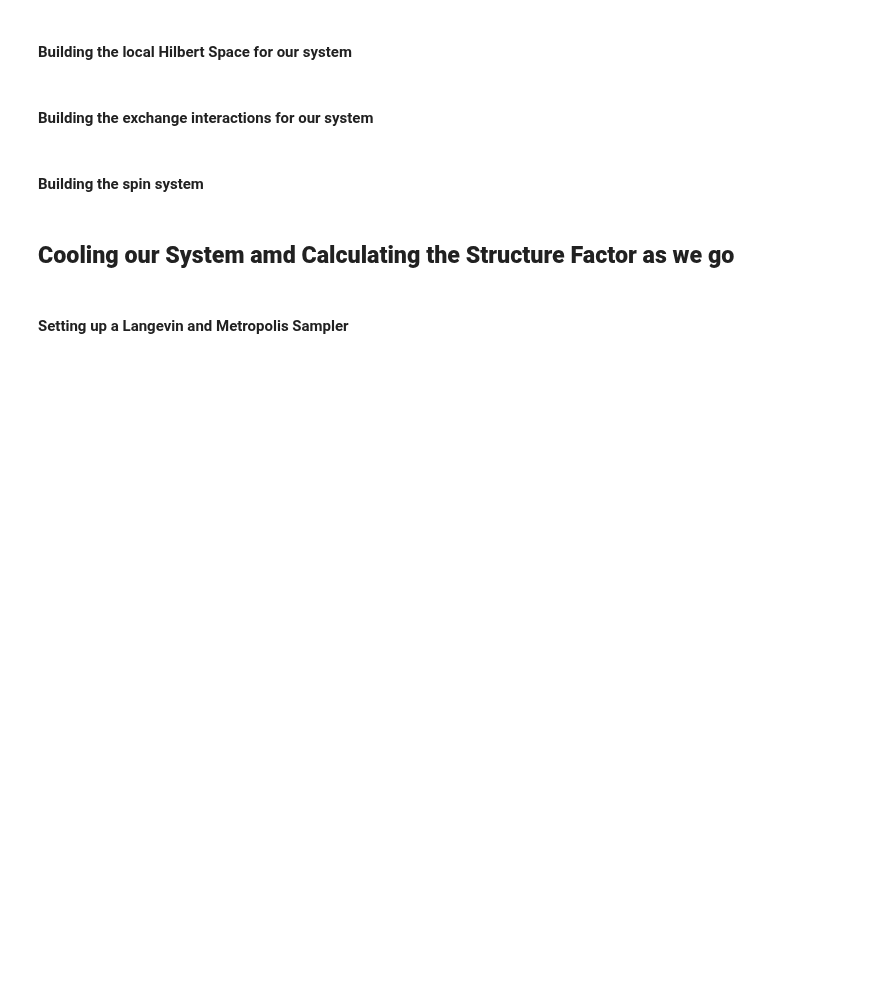
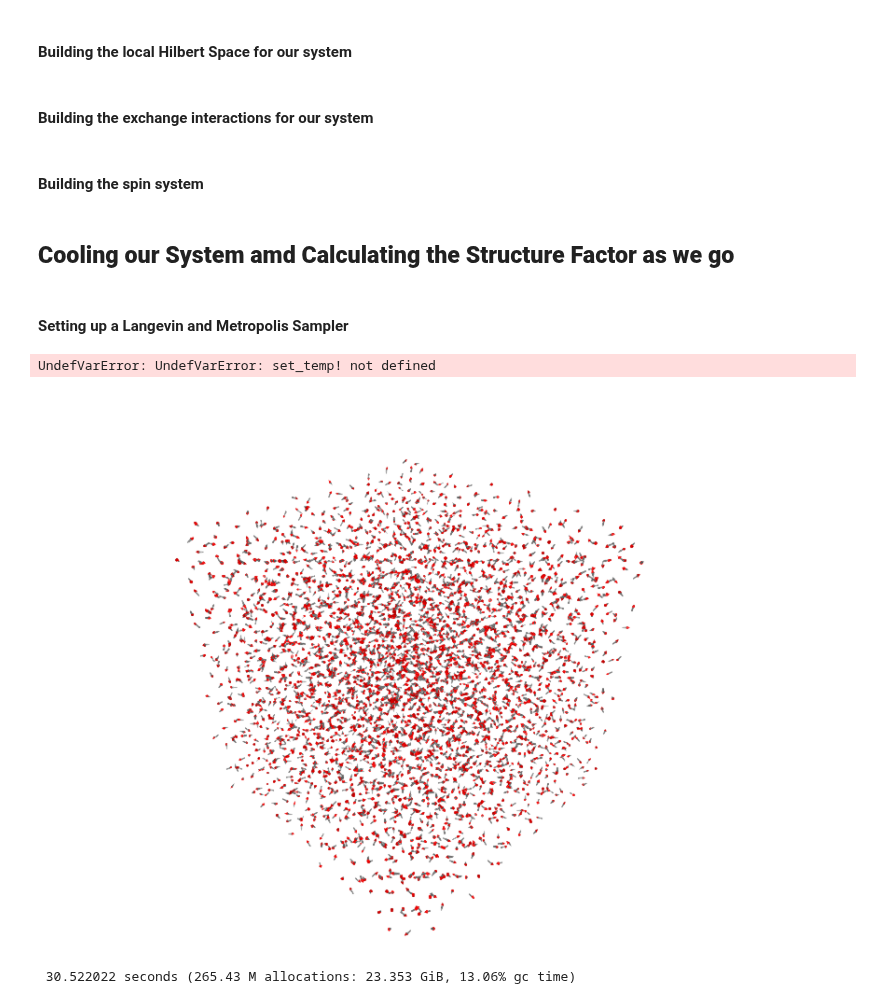
Before and after one commit to SunnySuite/SunnyTutorials, a Jupyter notebook: tutorials/MgCr2O4/MgCr2O4_tutorial.ipynb, the cells around one changed output. Drawn from its saved outputs; the diff is of its cells as text; code cells hidden in the pictures; blank space fills up the shorter version.

```diff
--- a/tutorials/MgCr2O4/MgCr2O4_tutorial.ipynb
+++ b/tutorials/MgCr2O4/MgCr2O4_tutorial.ipynb
@@ -287,14 +286,14 @@ lhs_B   = [SiteInfo(1; N=0, g=2.0, spin_rescaling=3/2)];
 # === Define Values of Exchange Interactions ===
 val_J1      = 3.27; # value of J1 in meV from Bai's PRL paper
 val_J_pyro  = [1.00,0.000,0.000,0.000]*val_J1; # pure nearest neighbor pyrochlore
-val_J_mgcro = [1.00,0.080,0.100,0.050]*val_J1; # further neighbor pyrochlore relevant for MgCr2O4
+val_J_mgcro = [1.00,0.0815,0.1050,0.0085]*val_J1; # further neighbor pyrochlore relevant for MgCr2O4
 
 # === Build list of exchange interactions for our system ===
 exint_pyro  = [heisenberg(val_J_pyro[1],  Bond(1, 3, [0, 0, 0]),"J1")];
 exint_mgcro = [heisenberg(val_J_mgcro[1], Bond(1, 2, [0, 0, 0]),"J1"),
                heisenberg(val_J_mgcro[2], Bond(1, 7, [0, 0, 0]),"J2"),
-               heisenberg(val_J_mgcro[3], Bond(1, 3, [0, 0, 0]),"J3a"),   # Watch out for which is J3a see above plots
-               heisenberg(val_J_mgcro[4], Bond(1, 3, [0, 1, 0]),"J3b")];   # Watch out for which is J3b see above plots
+               heisenberg(val_J_mgcro[3], Bond(1, 3, [0, 1, 0]),"J3a"),   # Watch out for which is J3a see above plots
+               heisenberg(val_J_mgcro[4], Bond(1, 3, [0, 0, 0]),"J3b")];   # Watch out for which is J3b see above plots
 # %% [markdown]
 #### Building the spin system ####
 # %%
@@ -303,13 +302,11 @@ scd  = (6,6,6); #Super Cell Dimension Let's go small for now
 
 ## === Construct the Spin Systems ===
 sys_pyro  = SpinSystem(xtal_pyro, exint_pyro, scd, lhs_B);
-sys_mgcro = SpinSystem(xtal_mgcro, exint_pyro, scd, lhs_Cr);
+sys_mgcro = SpinSystem(xtal_mgcro, exint_mgcro, scd, lhs_Cr);
 
-## === Randomize the Spins and Plot ===
+## === Randomize the Spins ===
 rand!(sys_pyro);
 rand!(sys_mgcro);
-
-plot_spins(sys_pyro,arrowlength=0.5, linewidth=0.2, arrowsize=0.5);
 # %% [markdown]
 ## **Cooling our System amd Calculating the Structure Factor as we go** ##
 # %% [markdown]
@@ -325,28 +322,35 @@ sam_LA_mgcro = LangevinSampler(sys_pyro, kT, α, Δt, nLA);
 # %%
 ## === Thermalize System to the temperature said below===
-kT     = 0.1; # Target temperature in meV
-nTherm = 1000; # Number of times the Sampler will run, here nLA*nTherm
+kT     = 3.0; # Target temperature in meV
+nTherm = 10000; # Number of times the Sampler will run, here nLA*nTherm
 set_temp!(sam_LA_pyro,kT);
 set_temp!(sam_LA_mgcro,kT);
 thermalize!(sam_LA_pyro,nTherm);
-thermalize!(sam_LA_pyro,nTherm);
+thermalize!(sam_LA_mgcro,nTherm);
+# %% [output]
+UndefVarError: UndefVarError: set_temp! not defined
 # %%
-plot_spins(sys_pyro,arrowlength=0.5, linewidth=0.2, arrowsize=0.5)
-#plot_spins(sys_mgcro,arrowlength=0.5, linewidth=0.2, arrowsize=0.5)
+## === Plot the resulting spin system ===
+#plot_spins(sys_pyro,arrowlength=0.5, linewidth=0.2, arrowsize=0.5)
+plot_spins(sys_mgcro,arrowlength=0.5, linewidth=0.2, arrowsize=0.5)
+# %% [output]
+[figure, added]
 # %%
 #  === Calculate SQ ===
-nsam        = 10; # Number of samples that are averaged over
+nsam        = 20; # Number of samples that are averaged over
 decor_ratio = 10; # Number of time the Sampler is called to decorelate samples between sampling
 bz_size     = (8,8,8); # Size of the resulting extended Brillouin zone after FFT
-#@time begin
+@time begin
     sq_pyro  = StructureFactor(sys_pyro; bz_size=bz_size, dipole_factor=true)
     sq_mgcro = StructureFactor(sys_mgcro; bz_size=bz_size, dipole_factor=true)
-    #prog     = Progress(nsam ; dt=1.00, desc="Sampling: ", color=:green)
+    prog     = Progress(nsam ; dt=1.00, desc="Sampling: ", color=:green)
     for j in 1:nsam
         thermalize!(sam_LA_pyro,decor_ratio);
         thermalize!(sam_LA_mgcro,decor_ratio);
         Sunny.update!(sq_pyro,sys_pyro)
         Sunny.update!(sq_mgcro,sys_mgcro);
-        #next!(prog);
+        next!(prog);
     end
-#end
+end
+# %% [output]
+ 30.522022 seconds (265.43 M allocations: 23.353 GiB, 13.06% gc time)
```
Also changed, not shown: parts of 7 cells of this notebook.
